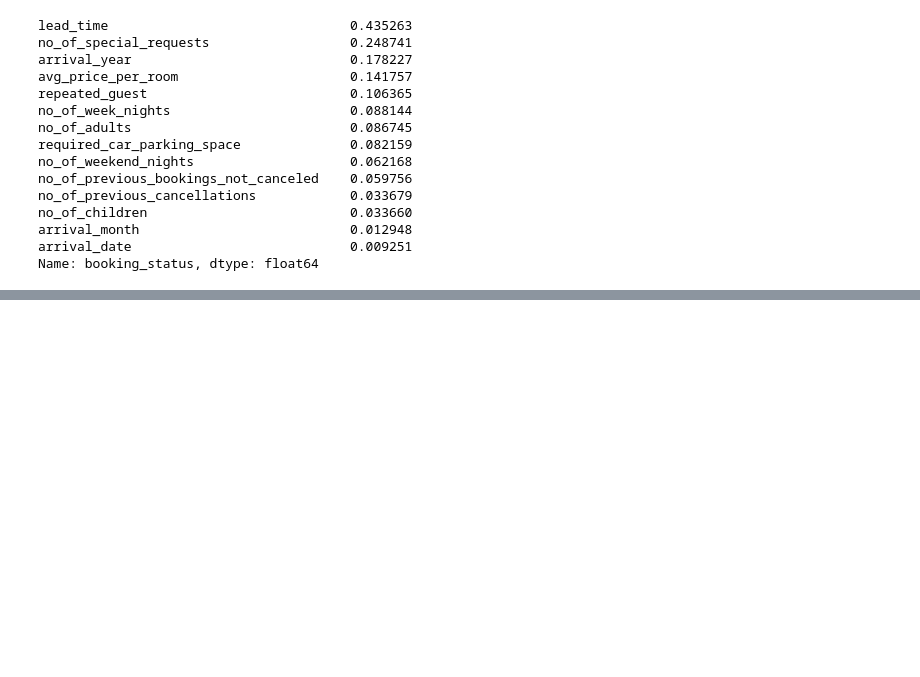
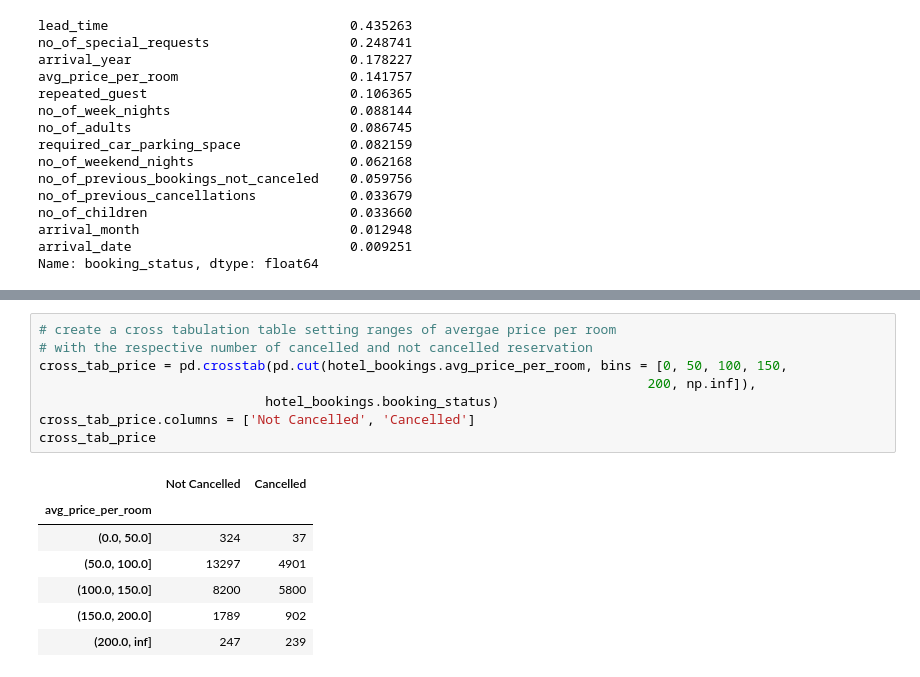
Before and after one commit to SirTee12/Hotel-Booking-Cancellation-Prediction, a Jupyter notebook: Hotel-Booking-Cancellation-Prediction.ipynb, the cells around one changed output, grey strips where cells are left out. Drawn from its saved outputs; the diff is of its cells as text; blank space fills up the shorter version.

```diff
--- a/Hotel-Booking-Cancellation-Prediction.ipynb
+++ b/Hotel-Booking-Cancellation-Prediction.ipynb
@@ -463,0 +483,16 @@ plt.show()
+# %%
+# create a cross tabulation table setting ranges of avergae price per room
+# with the respective number of cancelled and not cancelled reservation
+cross_tab_price = pd.crosstab(pd.cut(hotel_bookings.avg_price_per_room, bins = [0, 50, 100, 150,
+                                                                              200, np.inf]),
+                             hotel_bookings.booking_status)
+cross_tab_price.columns = ['Not Cancelled', 'Cancelled']
+cross_tab_price
+# %% [output]
+|  | Not Cancelled | Cancelled |
+| avg_price_per_room |  |  |
+| (0.0, 50.0] | 324 | 37 |
+| (50.0, 100.0] | 13297 | 4901 |
+| (100.0, 150.0] | 8200 | 5800 |
+| (150.0, 200.0] | 1789 | 902 |
+| (200.0, inf] | 247 | 239 |
```
Also changed, not shown: parts of 31 cells of this notebook.
